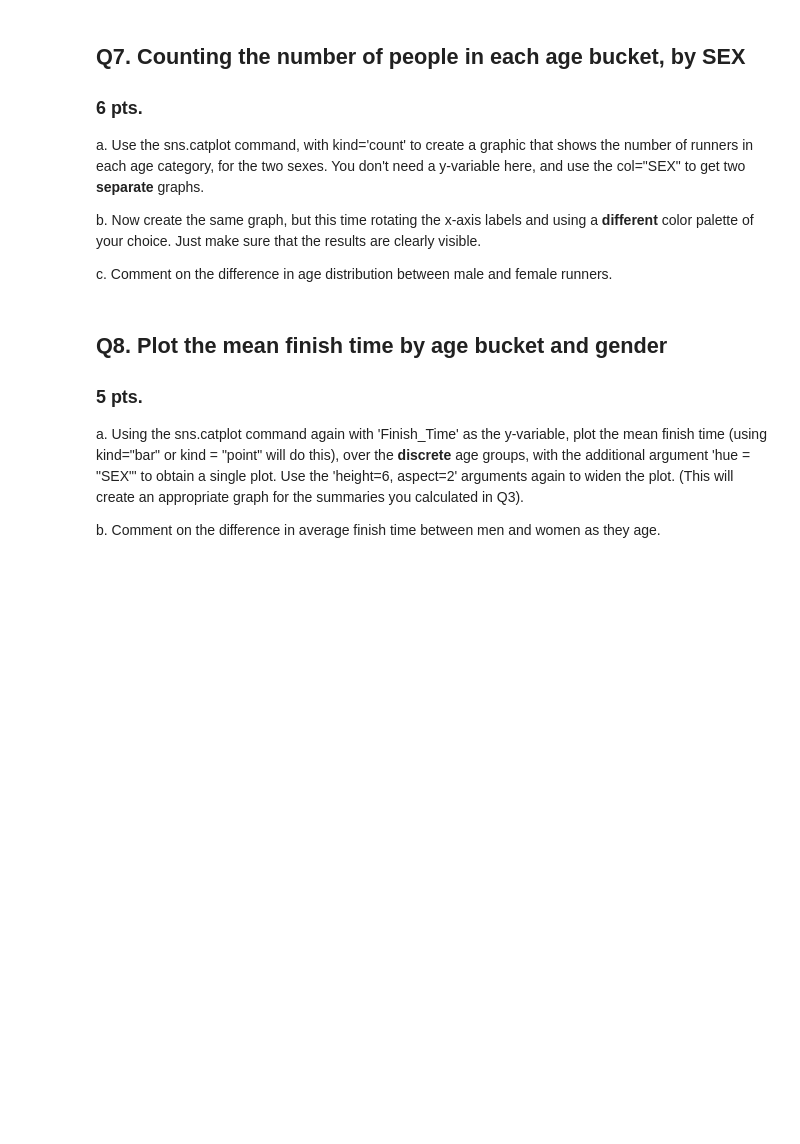
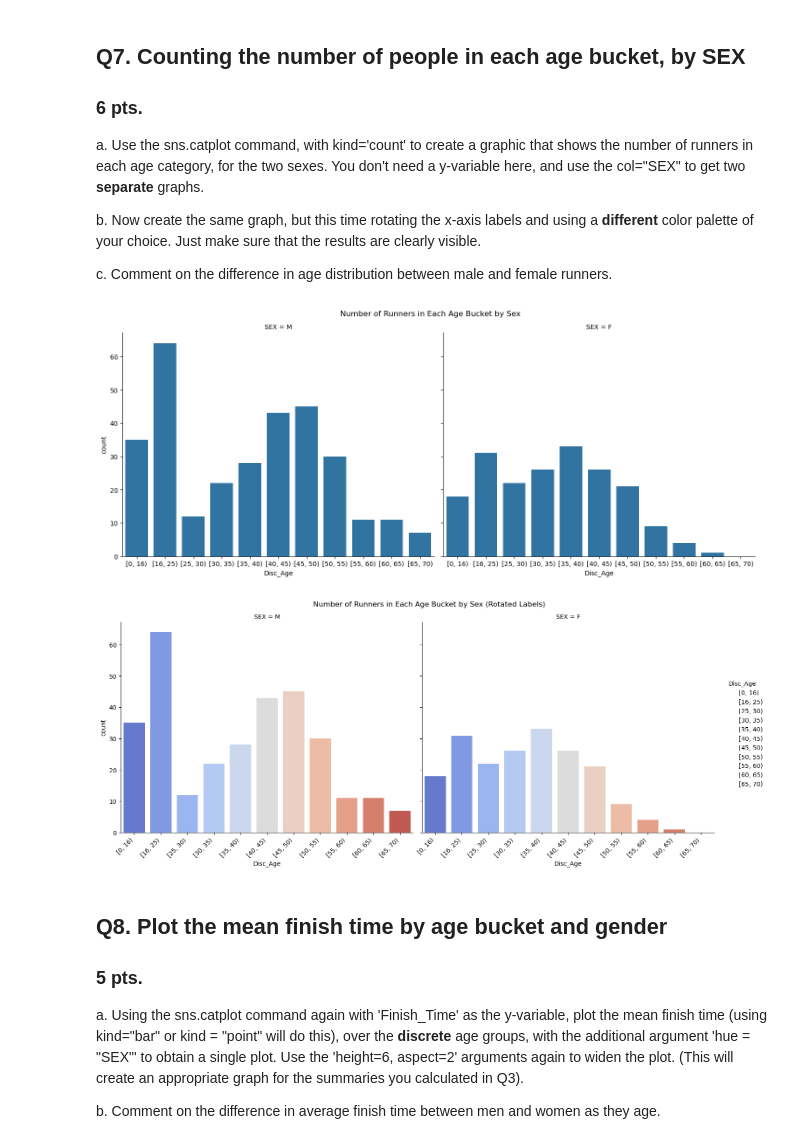
Before and after one commit to vidursaigal/STAT4770-Homework, a Jupyter notebook: CB_03.ipynb, the cells around one changed output. Saved outputs shown, nothing was run; the diff lists cells and outputs as text; code cells hidden in the pictures; blank space fills up the shorter version.

```diff
--- a/CB_03.ipynb
+++ b/CB_03.ipynb
@@ -210,3 +242,21 @@ c. Comment on the difference in age distribution between male and female runners
+# %%
+#7a. (2pts.)
+sns.catplot(data=run_data, x="Disc_Age", kind="count", col="SEX", height=6, aspect=1.2)
+plt.subplots_adjust(top=0.9)
+plt.suptitle("Number of Runners in Each Age Bucket by Sex")
+plt.show()
+
+#7b. (2pts.)
+sns.catplot(data=run_data, x="Disc_Age", kind="count", col="SEX", height=6, aspect=1.2, palette="coolwarm")
+plt.subplots_adjust(top=0.9)
+plt.suptitle("Number of Runners in Each Age Bucket by Sex (Rotated Labels)")
+for ax in plt.gcf().axes:
+    ax.set_xticklabels(ax.get_xticklabels(), rotation=45, ha="right")
+plt.show()
+#7c. (2pts.) You answer here.
+# %% [output]
+[figure, added]
+[figure, added]
 # %% [markdown]
 ## Q8. Plot the mean finish time by age bucket and gender
 ### 5 pts.
```
Also changed, not shown: parts of 12 cells of this notebook.
